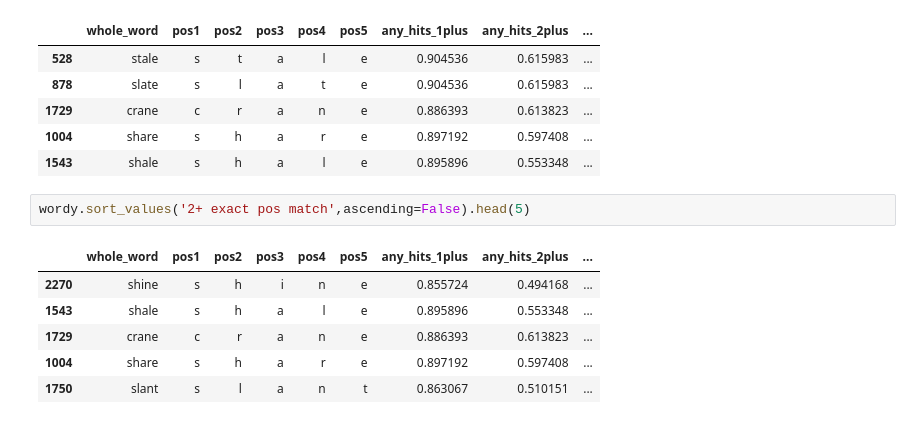
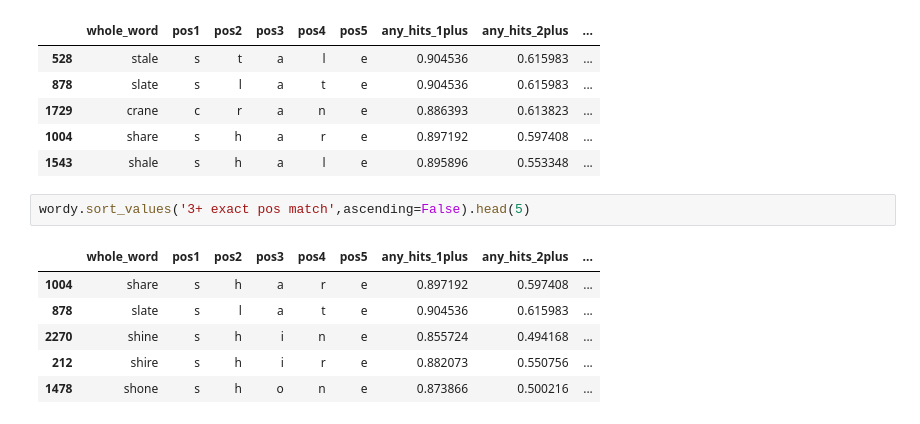
Before and after one commit to donbowen/wordle, a Jupyter notebook: wordle.ipynb, the cells around one changed output. Cells and saved outputs as stored; diff of their text form.

```diff
--- a/wordle.ipynb
+++ b/wordle.ipynb
@@ -242,11 +242,11 @@ wordy.sort_values("any_hits_2plus", ascending=False).head(5)
 | 1004 | share | s | h | a | r | e | 0.897192 | 0.597408 | ... |
 | 1543 | shale | s | h | a | l | e | 0.895896 | 0.553348 | ... |
 # %%
-wordy.sort_values('2+ exact pos match',ascending=False).head(5)
+wordy.sort_values('3+ exact pos match',ascending=False).head(5)
 # %% [output]
 |  | whole_word | pos1 | pos2 | pos3 | pos4 | pos5 | any_hits_1plus | any_hits_2plus | ... |
+| 1004 | share | s | h | a | r | e | 0.897192 | 0.597408 | ... |
+| 878 | slate | s | l | a | t | e | 0.904536 | 0.615983 | ... |
 | 2270 | shine | s | h | i | n | e | 0.855724 | 0.494168 | ... |
-| 1543 | shale | s | h | a | l | e | 0.895896 | 0.553348 | ... |
-| 1729 | crane | c | r | a | n | e | 0.886393 | 0.613823 | ... |
-| 1004 | share | s | h | a | r | e | 0.897192 | 0.597408 | ... |
-| 1750 | slant | s | l | a | n | t | 0.863067 | 0.510151 | ... |
+| 212 | shire | s | h | i | r | e | 0.882073 | 0.550756 | ... |
+| 1478 | shone | s | h | o | n | e | 0.873866 | 0.500216 | ... |
```
Also changed, not shown: parts of 1 cell of this notebook, 1 other file.
